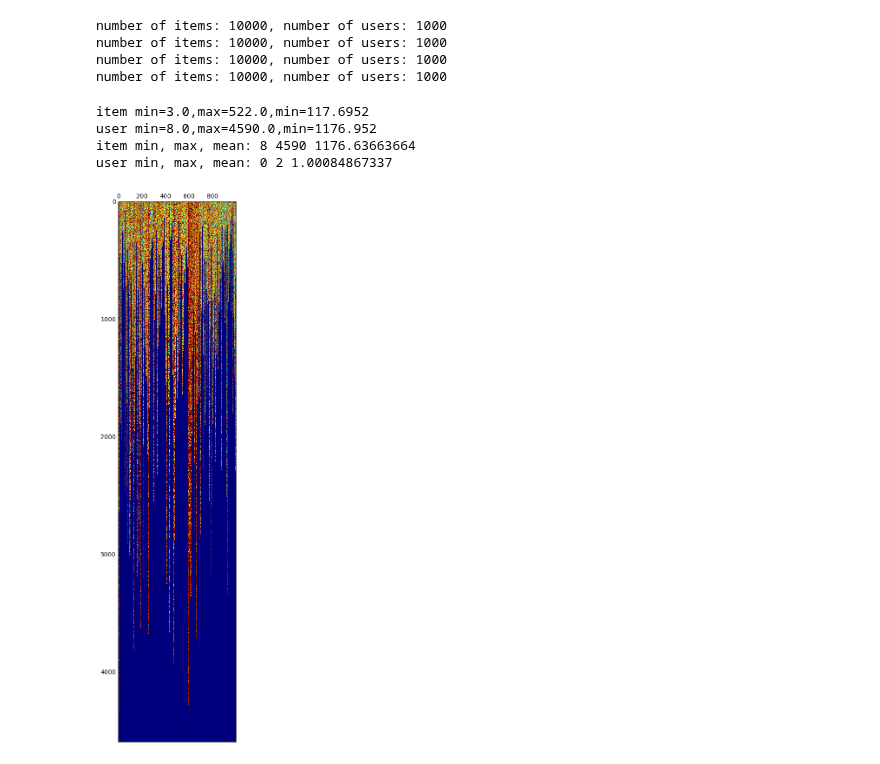
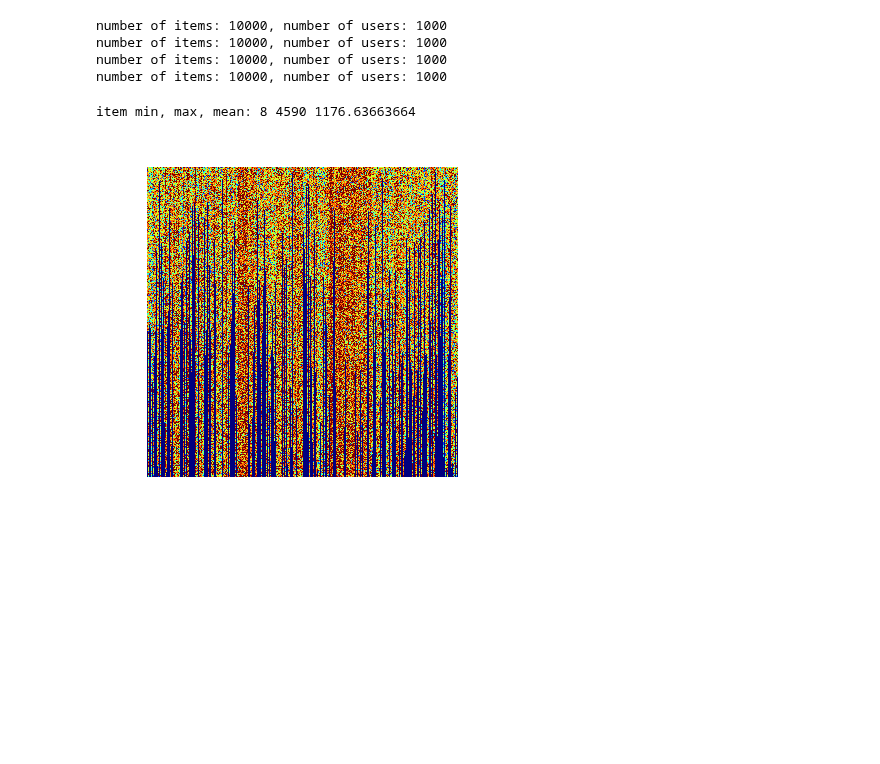
Before and after one commit to MLortki/Machine_Learning_Recommender_Systems, a Jupyter notebook: src/postprocessing.ipynb, the cells around one changed output. Drawn from its saved outputs; the diff is of its cells as text; code cells hidden in the pictures; blank space fills up the shorter version.

```diff
--- a/src/postprocessing.ipynb
+++ b/src/postprocessing.ipynb
@@ -3,11 +3,18 @@ import numpy as np
 from helpers import load_data
 import scipy.sparse as sp
 
-def read_files(files, path_root = '../submission/'):
+def read_submission_files(files, path_root = '../submission/'):
     matrix_list = []
     for i,file_ in enumerate(files):
         matrix = load_data(path_root+file_)
-        matrix_list.append(matrix)
+        matrix_list.append(matrix.copy())
+    return matrix_list
+
+def read_numpy_files(files, path_root = '../submission/'):
+    matrix_list = []
+    for i,file_ in enumerate(files):
+        matrix = np.load(path_root + file_)
+        matrix_list.append(matrix.copy())
     return matrix_list
 
 files_submission = [ \
@@ -22,8 +29,9 @@ file_train_true = '../data/data_train.csv'
 
 errors_submission = [0.98431, 0.99256]
 
-train_est = read_files(files_train)
-submission_est = read_files(files_submission)
+train_est = read_submission_files(files_train)
+submission_est = read_submission_files(files_submission)
+
 train_true = load_data(file_train_true)
 # %% [output]
 number of items: 10000, number of users: 1000
@@ -40,62 +48,53 @@ def statistics(sparse_matrix):
     item_ratings = np.zeros(10000)
     for i in range(10000):
         item_ratings[i] = np.count_nonzero(rows==i)
     for i in range(1000):
         user_ratings[i] = np.count_nonzero(cols==i)
     print('item min={},max={},min={}'.format(np.min(item_ratings),np.max(item_ratings),np.mean(item_ratings)))
     print('user min={},max={},min={}'.format(np.min(user_ratings),np.max(user_ratings),np.mean(user_ratings)))
     return item_ratings, user_ratings
 
-def create_matrix_plot(sparse_matrix, axis=0, fname=''):
+def matrix_plot(dense_matrix, fname, cutoff=0):
+    if cutoff > 0:
+        ax = plt.matshow(dense_matrix[:cutoff,:])
+    else:
+        ax = plt.matshow(dense_matrix)
+    plt.axis('off')
+    plt.savefig(fname)
+
+def create_sparse_matrix_plot(sparse_matrix, fname='',cutoff=1000):
     # TODO: doesn't work for axis=1 because of how axes are organized!
     ''' Create a dense matrix plot, squeezing all entries along specified axis.
-
     input:
-        sparse_matrix    - sparse matrix to visualize
+        sparse_matrix    - scipy sparse matrix to visualize
         axis             - axis along which all nnz-elements will be squeezed.
     '''
-    rows,cols,ratings = sp.find(train_true)
-    ratings_dense = np.zeros(train_true.shape)
+    rows,cols,ratings = sp.find(sparse_matrix)
+    ratings_dense = np.zeros(sparse_matrix.shape)
     i_dense = 0
     i_total = []
     last_index = 0
     for i, rating in enumerate(ratings):
-        if axis==0:
-            index = cols[i]
-        elif axis==1:
-            index = rows[i]
-
+        index = cols[i]
         if index > last_index:
             i_total.append(i_dense)
             i_dense = 0
-
-        if axis==0:
-            ratings_dense[i_dense,index] = rating
-        elif axis==1:
-            ratings_dense[index, i_dense] = rating
+        ratings_dense[i_dense,index] = rating
         last_index = index
         i_dense += 1
     i_max=np.max(i_total)
-    if axis==0:
-        plt.matshow(ratings_dense[:i_max,:])
-        return i_total, ratings_dense[:i_max,:]
-    elif axis==1:
-        plt.matshow(ratings_dense[:,:i_max])
-        return i_total, ratings_dense[:,:i_max]
+    matrix_plot(ratings_dense, fname, min(i_max,cutoff))
+    return i_total, ratings_dense[:i_max,:]
 
-its, uss = statistics(train_true)
+#its, uss = statistics(train_true)
 dense_matrices=[]
-dense_matrices.append(ratings_dense)
-i_total, ratings_dense = create_matrix_plot(train_true, axis=0)
+i_total, ratings_dense1 = create_matrix_plot(train_true, '../results/matrix_train.png')
+dense_matrices.append(ratings_dense1.copy())
 #j_total, _ = create_matrix_plot(train_true, axis=1)
 print('item min, max, mean:',np.min(i_total), np.max(i_total), np.mean(i_total))
-print('user min, max, mean:',np.min(j_total), np.max(j_total), np.mean(j_total))
-for matrix_est in train_est:
-    __, ratings_dense = create_matrix_plot(matrix_est, axis=0)
-    dense_matrices.append(ratings_dense)
+for i,matrix_est in enumerate(train_est):
+    __, ratings_dense2 = create_matrix_plot(matrix_est, '../results/matrix_{}'.format(i+1))
+    dense_matrices.append(ratings_dense2.copy())
 # %% [output]
-item min=3.0,max=522.0,min=117.6952
-user min=8.0,max=4590.0,min=1176.952
 item min, max, mean: 8 4590 1176.63663664
-user min, max, mean: 0 2 1.00084867337
-[figure, old version]
+[figure, new version]
```
Also changed, not shown: parts of 3 cells of this notebook, 13 other files.
